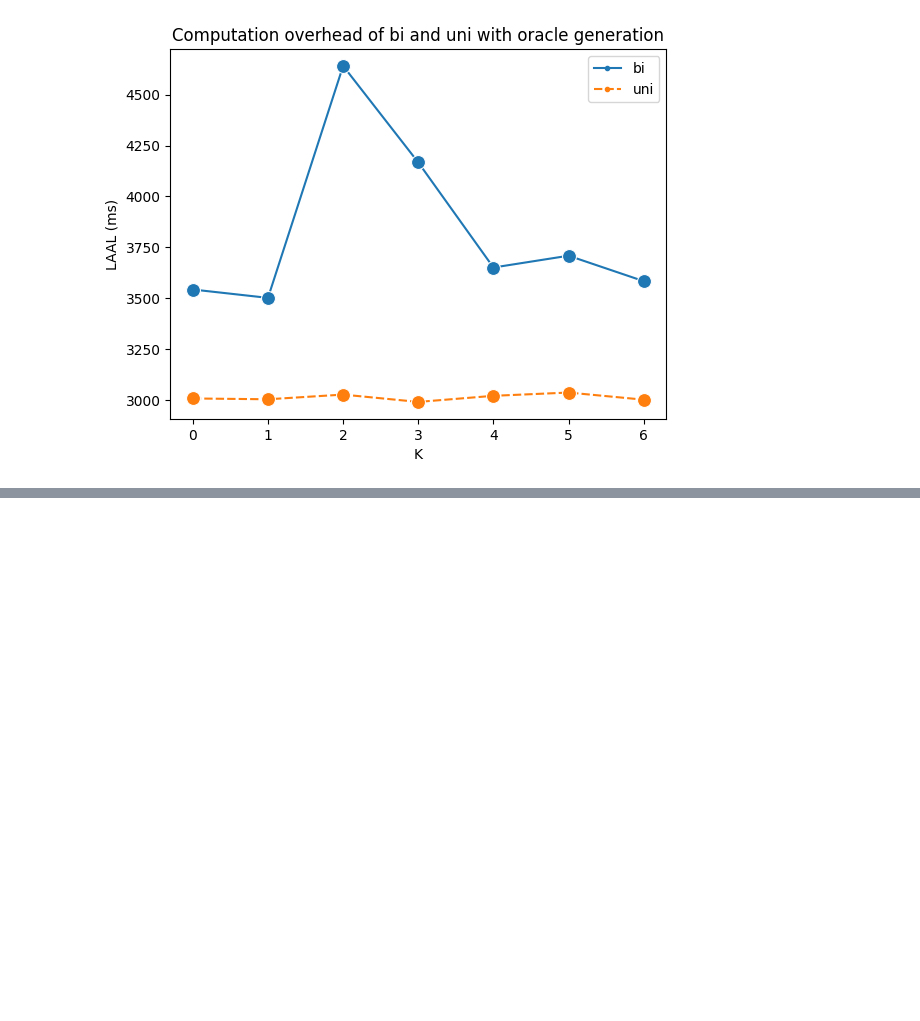
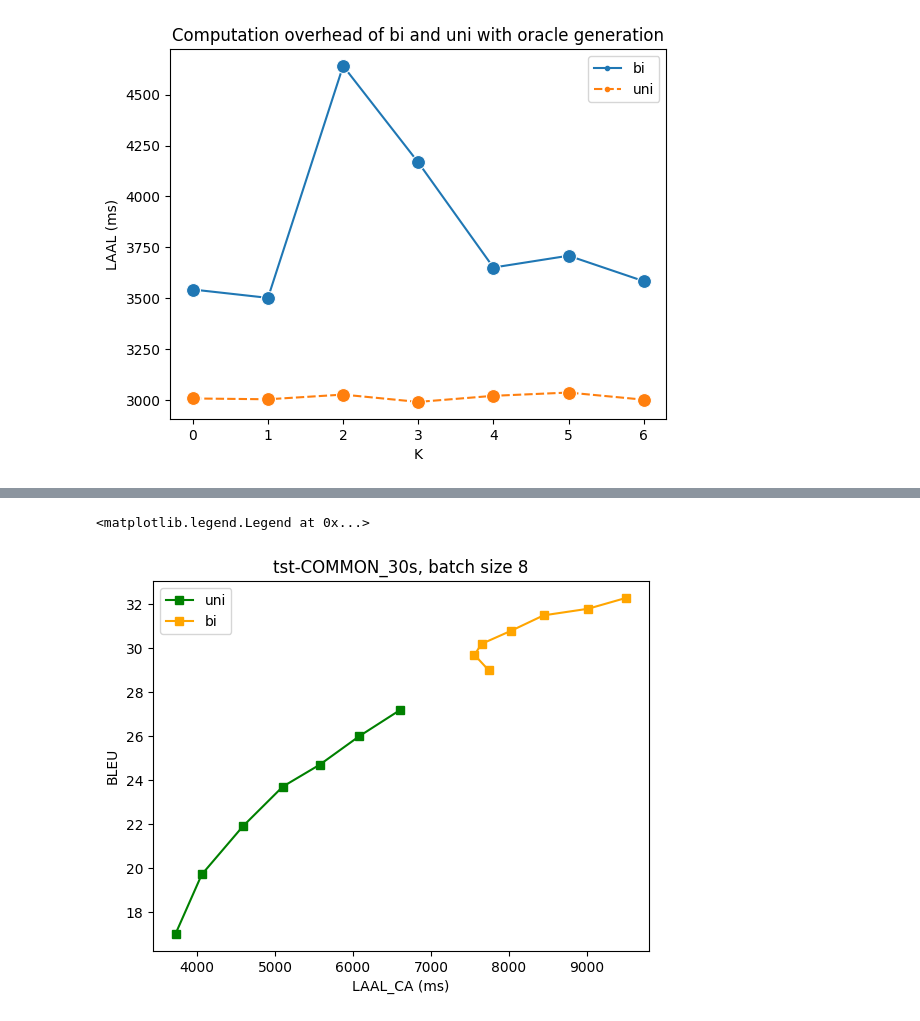
Before and after one commit to LeiLiLab/InfiniSST, a Jupyter notebook: plots/plot.ipynb, the cells around one changed output, grey strips where cells are left out. Cells and saved outputs as stored; diff of their text form; code cells hidden in the pictures; blank space fills up the shorter version.

```diff
--- a/plots/plot.ipynb
+++ b/plots/plot.ipynb
@@ -241,0 +337,29 @@ Text(0.5, 1.0, 'Computation overhead of bi and uni with oracle generation')
+# %%
+# tst-COMMON_30s, bsz 8
+dfs = {}
+
+## uni
+df = pd.DataFrame(columns=['BLEU', 'LAAL', 'LAAL_c'])
+df['BLEU'] = [17.0, 19.7, 21.9, 23.7, 24.7, 26.0, 27.2]
+df['LAAL_CA'] = [3724, 4060, 4589, 5099, 5574, 6082, 6609]
+dfs['uni'] = df
+
+## bi
+df = pd.DataFrame(columns=['BLEU', 'LAAL', 'LAAL_c'])
+df['BLEU'] = [29.0, 29.7, 30.2, 30.8, 31.5, 31.8, 32.3]
+df['LAAL_CA'] = [7741, 7559, 7649, 8030, 8446, 9016, 9509]
+dfs['bi'] = df
+
+## plot
+for key in dfs:
+    df = dfs[key]
+    color = colors[key]
+    # plt.plot(df['LAAL'], df['BLEU'], color=color, linestyle='dotted')
+    plt.plot(df['LAAL_CA'], df['BLEU'], color=color, linestyle='solid', label=key, marker='s')
+plt.xlabel('LAAL_CA (ms)')
+plt.ylabel('BLEU')
+plt.title('tst-COMMON_30s, batch size 8')
+plt.legend()
+# %% [output]
+<matplotlib.legend.Legend at 0x...>
+[figure, added]
```
Also changed, not shown: parts of 13 cells of this notebook, 9 other files.
